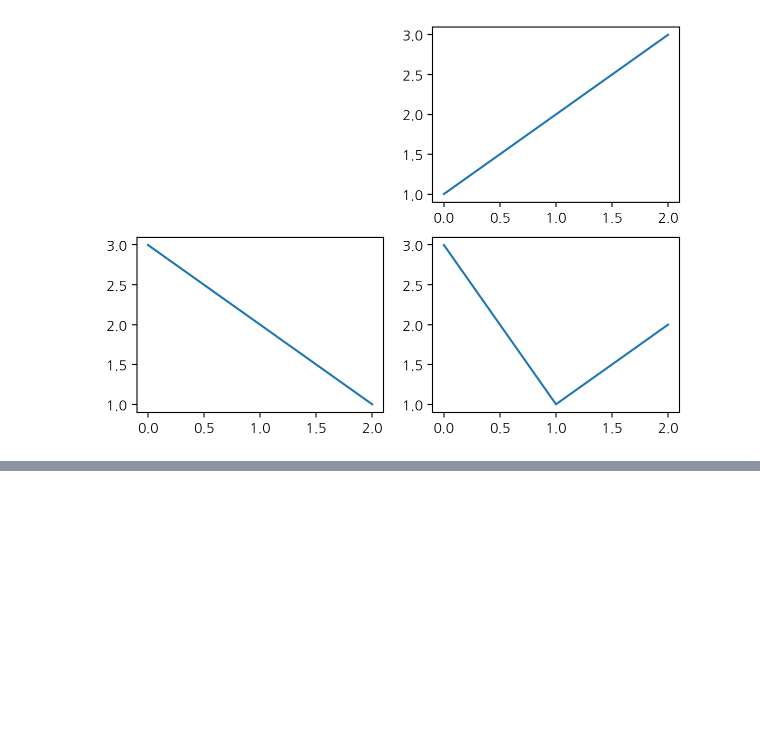
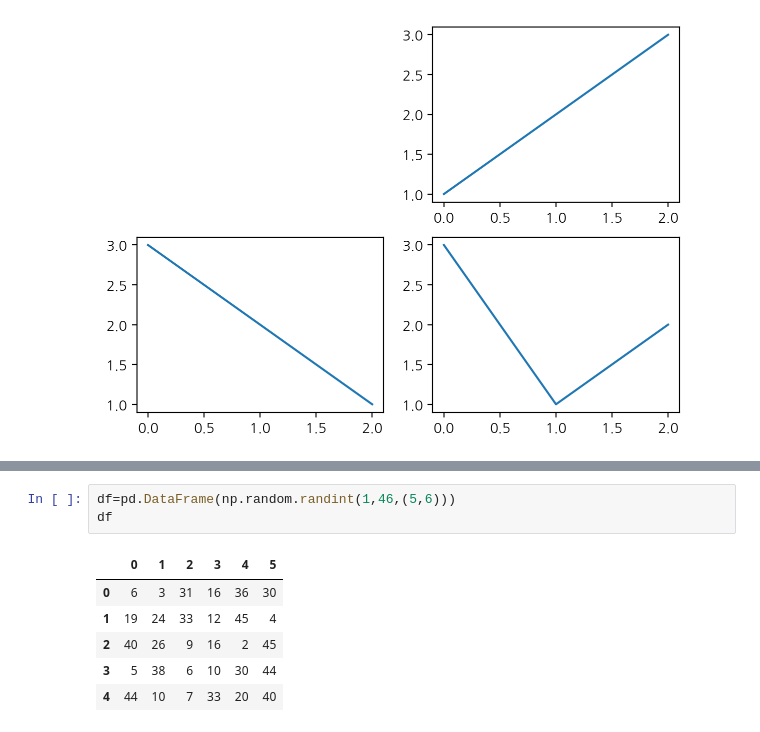
Before and after one commit to sb0611sb/2026BDA, a Jupyter notebook: w05.ipynb, the cells around one changed output, grey strips where cells are left out. Saved outputs shown, nothing was run; the diff lists cells and outputs as text; blank space fills up the shorter version.

```diff
--- a/w05.ipynb
+++ b/w05.ipynb
@@ -159,0 +378,10 @@ Text(0.5, 1.0, '(1,2) 감소')
+# %%
+df=pd.DataFrame(np.random.randint(1,46,(5,6)))
+df
+# %% [output]
+|  | 0 | 1 | 2 | 3 | 4 | 5 |
+| 0 | 6 | 3 | 31 | 16 | 36 | 30 |
+| 1 | 19 | 24 | 33 | 12 | 45 | 4 |
+| 2 | 40 | 26 | 9 | 16 | 2 | 45 |
+| 3 | 5 | 38 | 6 | 10 | 30 | 44 |
+| 4 | 44 | 10 | 7 | 33 | 20 | 40 |
```
Also changed, not shown: parts of 48 cells of this notebook.
